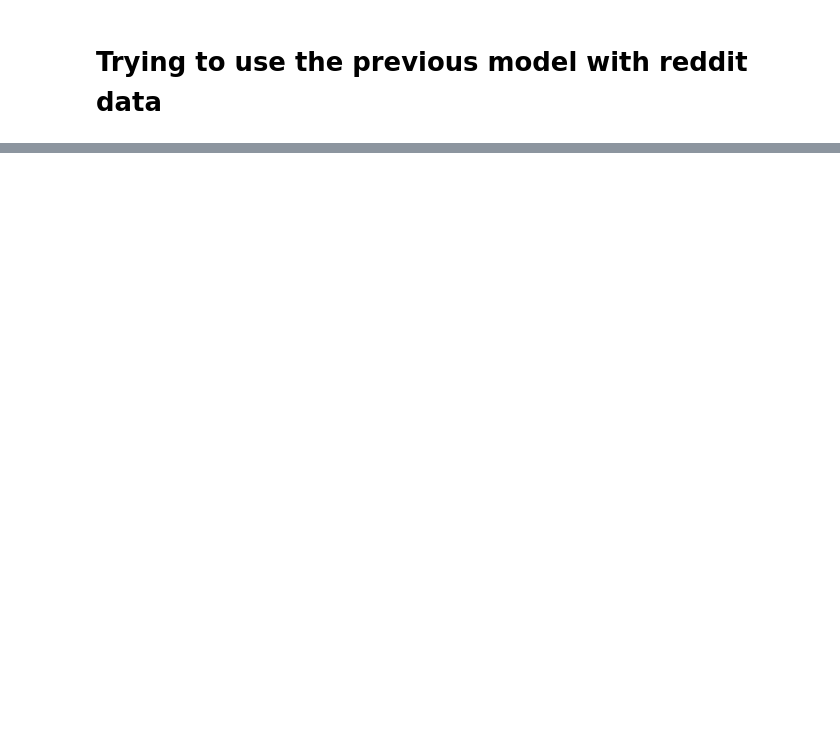
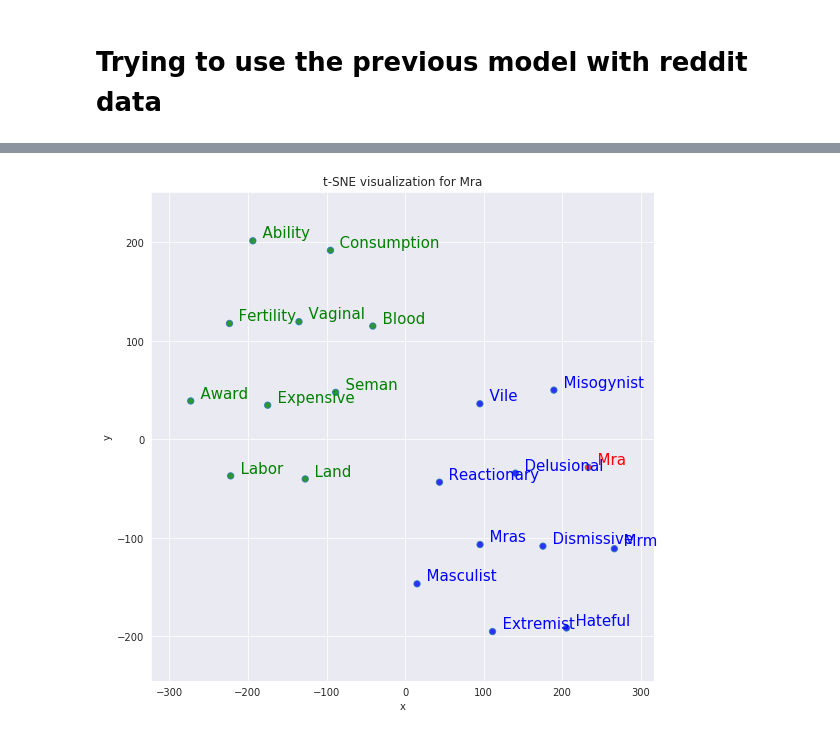
Before and after one commit to EmanuelHappy/Data-Science, a Jupyter notebook: _PushshiftReddit/Word2vec.ipynb, the cells around one changed output, grey strips where cells are left out. Drawn from its saved outputs; the diff is of its cells as text; code cells hidden in the pictures; blank space fills up the shorter version.

```diff
--- a/_PushshiftReddit/Word2vec.ipynb
+++ b/_PushshiftReddit/Word2vec.ipynb
@@ -353,0 +735,4 @@ sim_words
+# %%
+tsnescatterplot(w2v_model, 'mra', [i[0] for i in w2v_model.wv.most_similar(negative=["mra"])])
+# %% [output]
+[figure, added]
```
Also changed, not shown: parts of 70 cells of this notebook, 2 other files.
